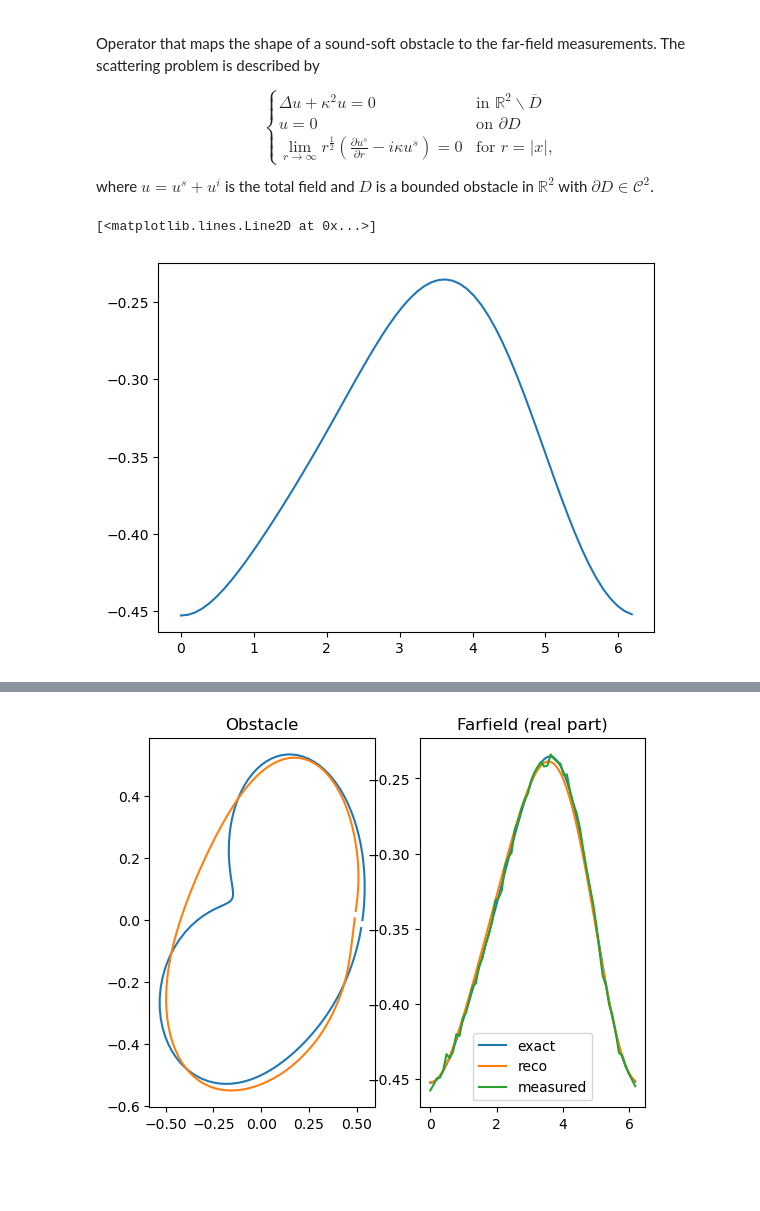
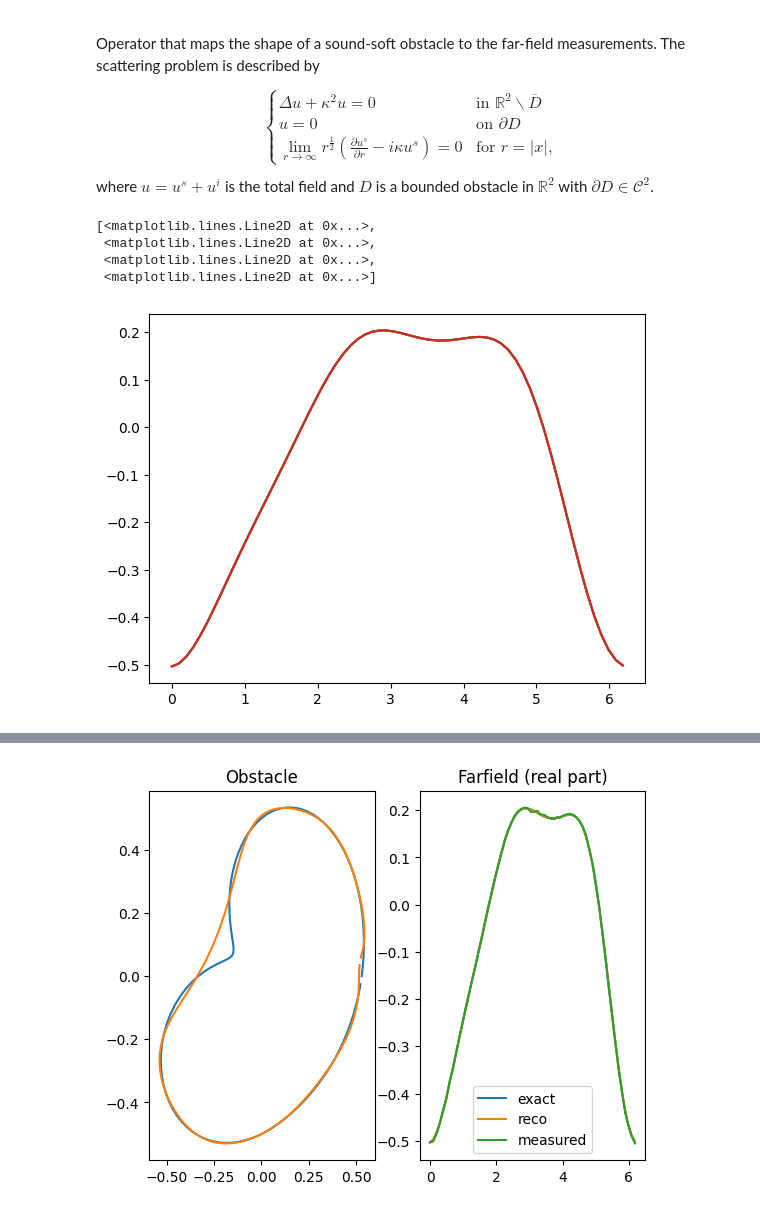
Before and after one commit to regpy/regpy, a Jupyter notebook: examples/obstacle/obstacle_example.ipynb, the cells around one changed output, grey strips where cells are left out. Drawn from its saved outputs; the diff is of its cells as text; code cells hidden in the pictures; blank space fills up the shorter version.

```diff
--- a/examples/obstacle/obstacle_example.ipynb
+++ b/examples/obstacle/obstacle_example.ipynb
@@ -47,3 +26,12 @@ op = DirichletOp(
+# %%
+from  dirichlet_op import DirichletOp
+
+#Forward operator
+op = DirichletOp(
+    kappa = 3,
+    true_curve='apple',
+    N_inc=4
+)
 # %%
 from regpy.solvers import RegularizationSetting
 from regpy.hilbert import L2, Sobolev
@@ -66,11 +54,14 @@ init = 0.45*np.append(np.cos(t), np.sin(t)).reshape((2, op.N_FK))
 init=init.flatten()
 # %%
 x= op.codomain.coords[0]
-y = farfield
+y = farfield[:,0]
 plt.plot(x,np.real(y))
 # %% [output]
-[<matplotlib.lines.Line2D at 0x...>]
+[<matplotlib.lines.Line2D at 0x...>,
+ <matplotlib.lines.Line2D at 0x...>,
+ <matplotlib.lines.Line2D at 0x...>,
+ <matplotlib.lines.Line2D at 0x...>]
-[figure, old version]
+[figure, new version]
 # %%
 from regpy.solvers.nonlinear.irgnm import IrgnmCG
 from regpy.solvers.nonlinear.newton import NewtonCG
@@ -79,7 +70,7 @@ import regpy.stoprules as rules
 #Solver: NewtonCG or IrgnmCG
 solver = NewtonCG(
     setting, farfield, init = init,
-        cgmaxit=50, rho=0.8
+        cgmaxit=50, rho=0.6
 )
 
 """
@@ -108,9 +99,9 @@ reco, reco_data = solver.run(stoprule)
 axs[0].plot(*exact_solution.z)
 axs[0].plot(*op.domain.bd_eval(reco, nvals=op.N_ieq, nderivs=3).z)
 
-axs[1].plot(op.codomain.coords[0], farfield.real, label='exact')
-axs[1].plot(op.codomain.coords[0], reco_data.real, label='reco')
-axs[1].plot(op.codomain.coords[0], data.real, label='measured')
+axs[1].plot(op.codomain.coords[0][:,0], farfield.real[:,0], label='exact')
+axs[1].plot(op.codomain.coords[0][:,0], reco_data.real[:,0], label='reco')
+axs[1].plot(op.codomain.coords[0][:,0], data.real[:,0], label='measured')
 axs[1].legend()
 #axs[1].set_ylim(ymin=0)
 plt.show()
@@ -137 +126 @@ plt.show()
-[figure, old version]
+[figure, new version]
```
Also changed, not shown: parts of 3 cells of this notebook, 1 other file.
